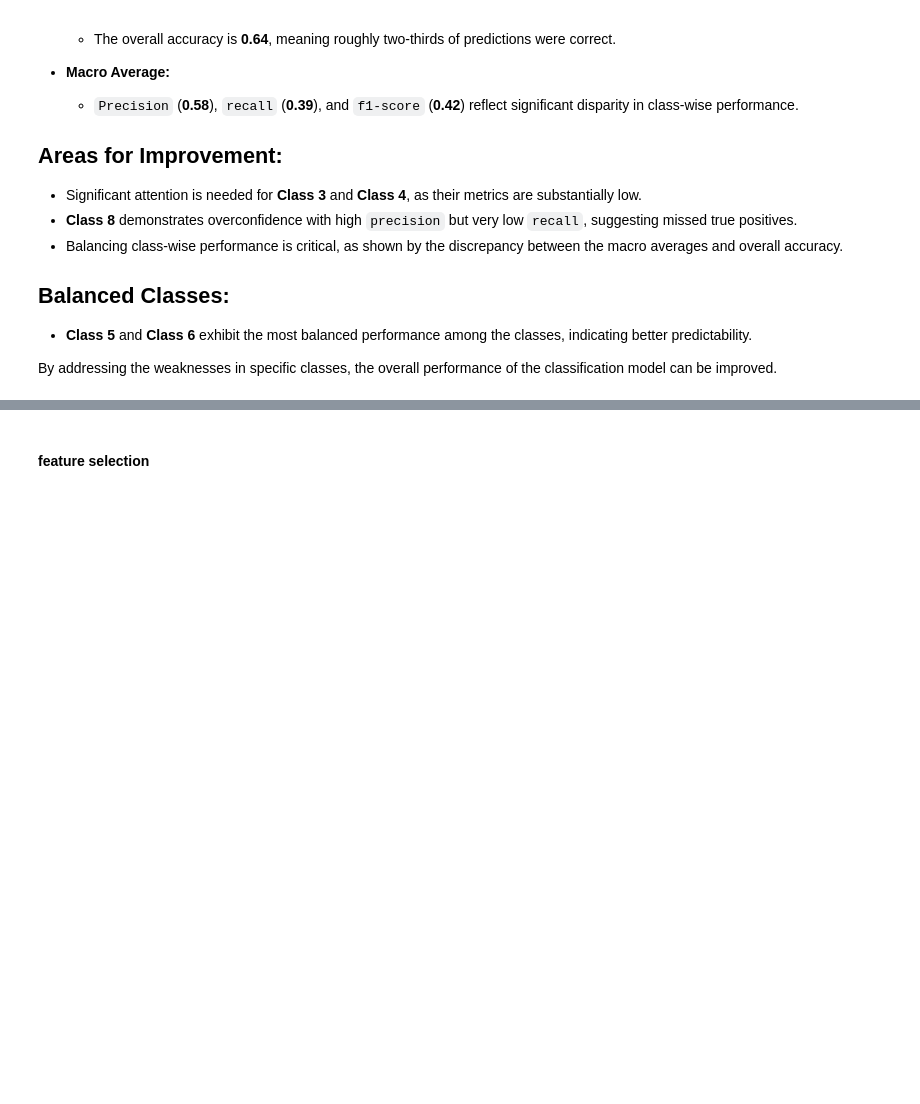
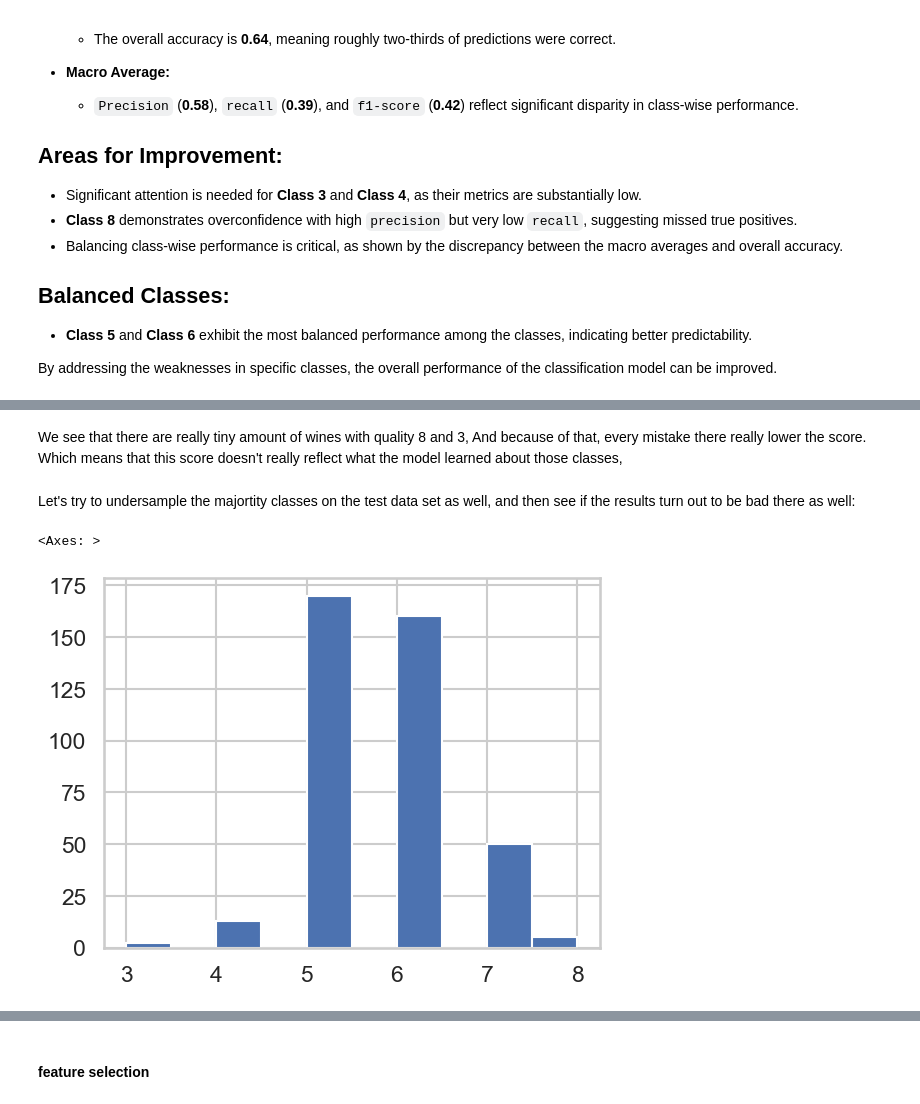
Before and after one commit to airbagdeer/tabular-ds-project, a Jupyter notebook: EX2.ipynb, the cells around one changed output, grey strips where cells are left out. Drawn from its saved outputs; the diff is of its cells as text; code cells hidden in the pictures; blank space fills up the shorter version.

```diff
--- a/EX2.ipynb
+++ b/EX2.ipynb
@@ -225,0 +277,11 @@ By addressing the weaknesses in specific classes, the overall performance of the
+# %% [markdown]
+We see that there are really tiny amount of wines with quality 8 and 3,
+And because of that, every mistake there really lower the score.
+Which means that this score doesn't really reflect what the model learned about those classes,
+# %% [markdown]
+Let's try to undersample the majortity classes on the test data set as well, and then see if the results turn out to be bad there as well:
+# %%
+y_test.hist()
+# %% [output]
+<Axes: >
+[figure, added]
```
Also changed, not shown: parts of 43 cells of this notebook.
